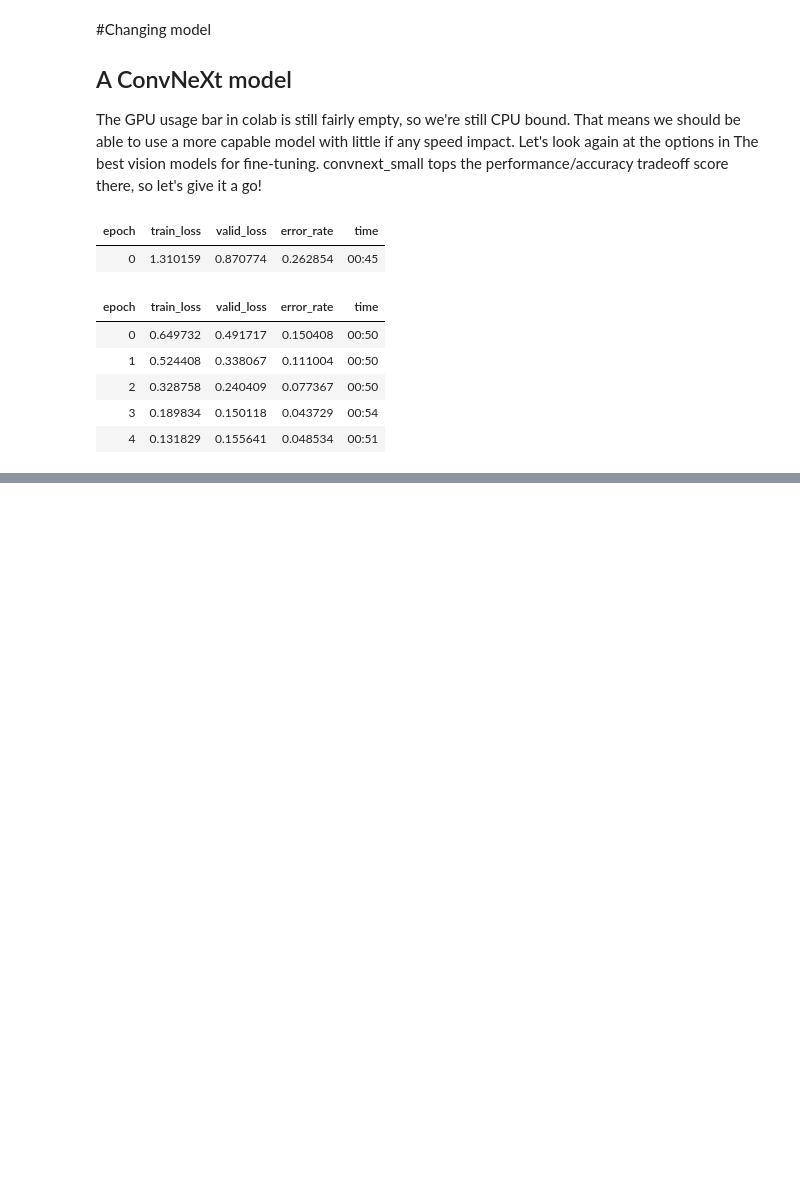
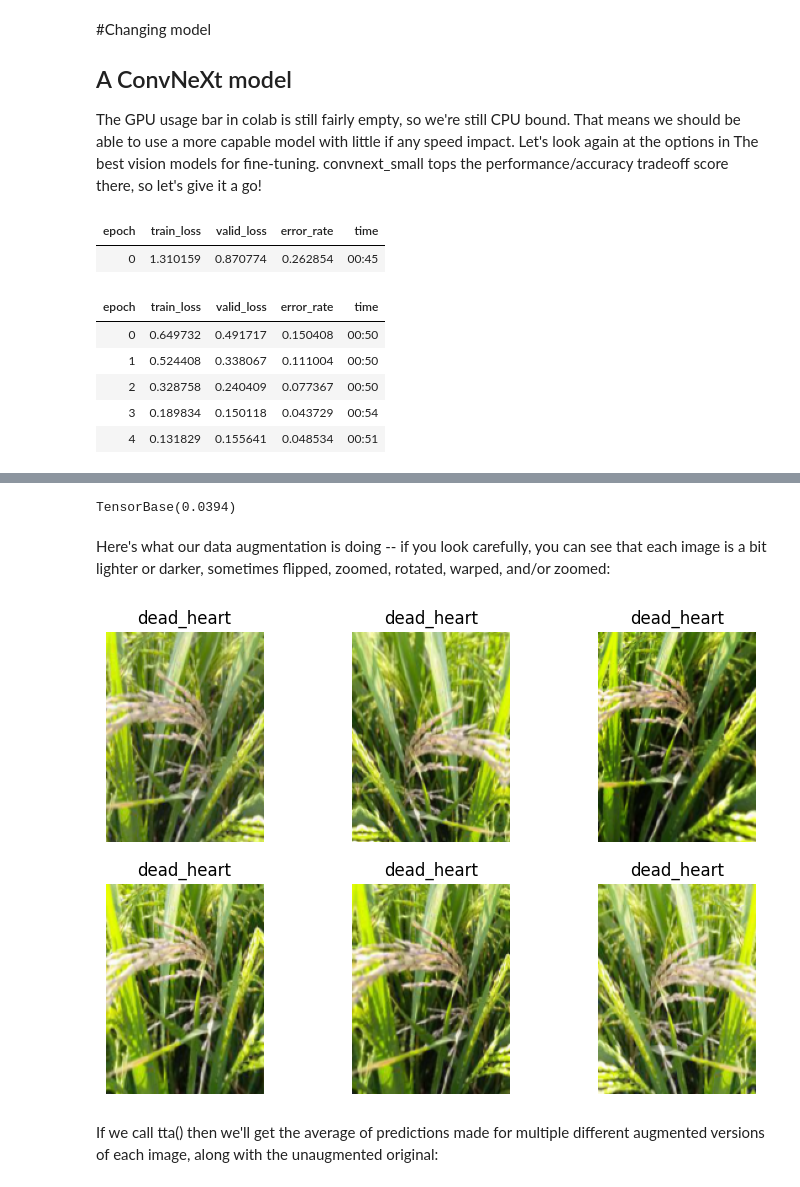
Before and after one commit to jalkestrup/fastai_course, a Jupyter notebook: 06_Paddy_vision/paddy.ipynb, the cells around one changed output, grey strips where cells are left out. Saved outputs shown, nothing was run; the diff lists cells and outputs as text; code cells hidden in the pictures; blank space fills up the shorter version.

```diff
--- a/06_Paddy_vision/paddy.ipynb
+++ b/06_Paddy_vision/paddy.ipynb
@@ -512,0 +543,12 @@ learn = train(arch, item=Resize((256,192), method=ResizeMethod.Pad, pad_mode=Pad
+# %%
+error_rate(preds, targs)
+# %% [output]
+TensorBase(0.0394)
+# %% [markdown]
+Here's what our data augmentation is doing -- if you look carefully, you can see that each image is a bit lighter or darker, sometimes flipped, zoomed, rotated, warped, and/or zoomed:
+# %%
+learn.dls.train.show_batch(max_n=6, unique=True)
+# %% [output]
+[figure, added]
+# %% [markdown]
+If we call tta() then we'll get the average of predictions made for multiple different augmented versions of each image, along with the unaugmented original:
```
Also changed, not shown: parts of 40 cells of this notebook.
